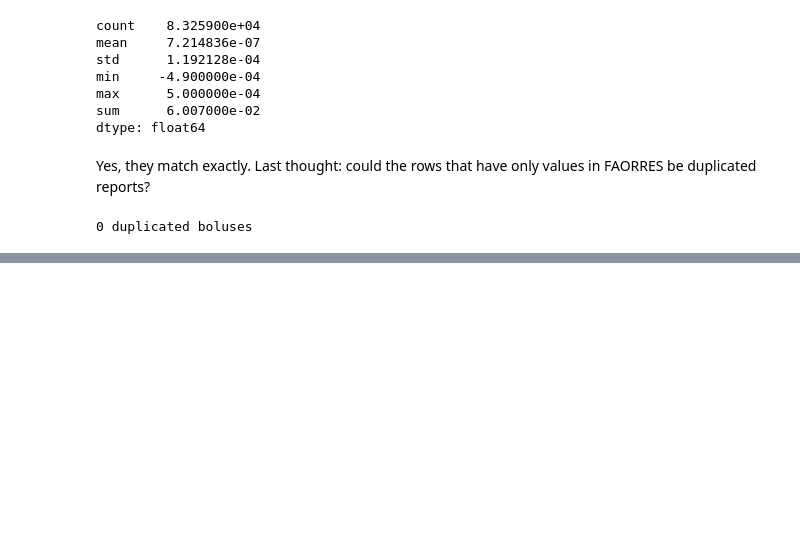
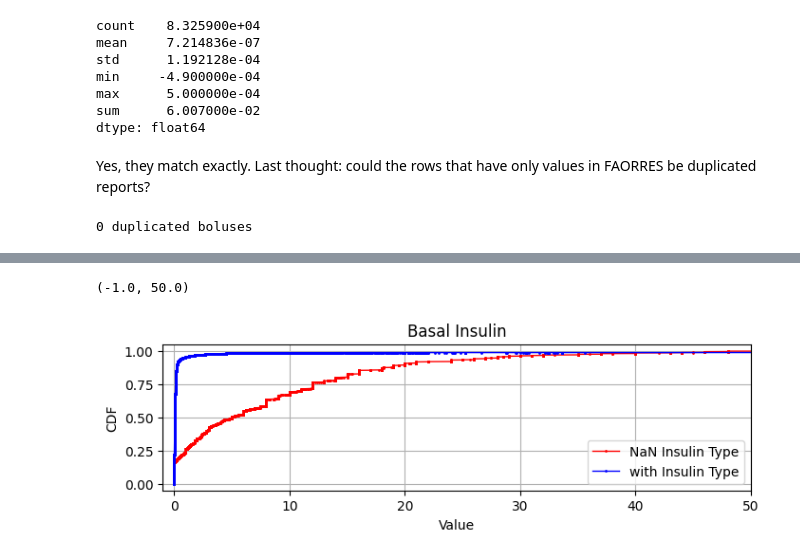
Before and after one commit to nudgebg/egvinsulin, a Jupyter notebook: notebooks/understand-t1dexi-dataset/2025-01-14 - Understand Insulin Data Structures.ipynb, the cells around one changed output, grey strips where cells are left out. Drawn from its saved outputs; the diff is of its cells as text; code cells hidden in the pictures; blank space fills up the shorter version.

Commit message:
[67-t1dexi] Clarify uncertainties (raised during netiob script review) about overlaps, nan insulin types, basal column rules

```diff
--- a/notebooks/understand-t1dexi-dataset/2025-01-14 - Understand Insulin Data Structures.ipynb
+++ b/notebooks/understand-t1dexi-dataset/2025-01-14 - Understand Insulin Data Structures.ipynb
@@ -636,0 +648,7 @@ print(f"{bolus_rows.duplicated(subset=['USUBJID','FADTC','FAORRES']).sum()} dupl
+# %%
+#drop the 2 duplicated rows
+facm = facm.loc[~facm.duplicated()]
+#drop MDI flow rates
+facm = facm.loc[~ ((facm.FATEST=='BASAL FLOW RATE') & (facm.DXTRT=='MULTIPLE DAILY INJECTIONS'))]
+#assign FAORRES values to INSNMBOL if there are no values in INSMBOL and INSEXBOL
+facm.loc[(facm.FATEST=='BOLUS INSULIN') & facm[['INSEXBOL','INSNMBOL']].isna().all(axis=1),'INSMNBL'] = facm.FAORRES
@@ -636,0 +701,25 @@ print(f"{bolus_rows.duplicated(subset=['USUBJID','FADTC','FAORRES']).sum()} dupl
+# %%
+#check if FATEST==BASAL INSULIN gives the same rows as FATEST==BASAL INSULIN & main_df['INSSTYPE'].isin(['scheduled', 'suspend', 'temp', 'automated'])
+sub1 = facm.loc[(facm.FATEST=='BASAL INSULIN')]
+sub2 = facm.loc[(facm.FATEST=='BASAL INSULIN') & (facm.INSSTYPE.isin(['scheduled', 'suspend', 'temp', 'automated']))]
+excluded = sub1.loc[~sub1.index.isin(sub2.index)]
+
+if sub1.equals(sub2):
+    print('FATEST==BOLUS INSULIN is equivalent to FACAT==BOLUS')
+else:
+    print("FATEST==BOLUS INSULIN is not equivalent to FACAT==BOLUS")
+
+print(f"There are {len(excluded)} more rows when only looking at BASAL INSULIN")
+print(f'The excluded rows amount to {excluded.FAORRES.sum()}U or {excluded.FAORRES.sum()/sub1.FAORRES.sum()*100:.2f}% of the total basal insulin')
+
+#examples
+print("Some example rows:")
+display(excluded.head(4))
+
+#INSTYPE value counts
+print('INSSTYPEs: ')
+display(excluded.value_counts(subset=['INSSTYPE'],dropna=False))
+
+#basal dose sum by device
+print('Sum of "missed" basal insulin by device')
+excluded.groupby(['DXTRT'])['FAORRES'].sum().sort_values(ascending=False)
@@ -636,0 +767,9 @@ print(f"{bolus_rows.duplicated(subset=['USUBJID','FADTC','FAORRES']).sum()} dupl
+# %%
+#compare distriubtion of basal insulin with and without insulin type
+plt.figure(figsize=(8,2)); ax=plt.gca()
+cdf.plot_cdf(excluded.FAORRES,ax=ax,label='NaN Insulin Type',color='red')
+cdf.plot_cdf(sub2.FAORRES,ax=ax,label='with Insulin Type',color='blue')
+plt.title('Basal Insulin'); plt.legend();plt.xlim(-1,50)
+# %% [output]
+(-1.0, 50.0)
+[figure, added]
```
Also changed, not shown: parts of 34 cells of this notebook.
